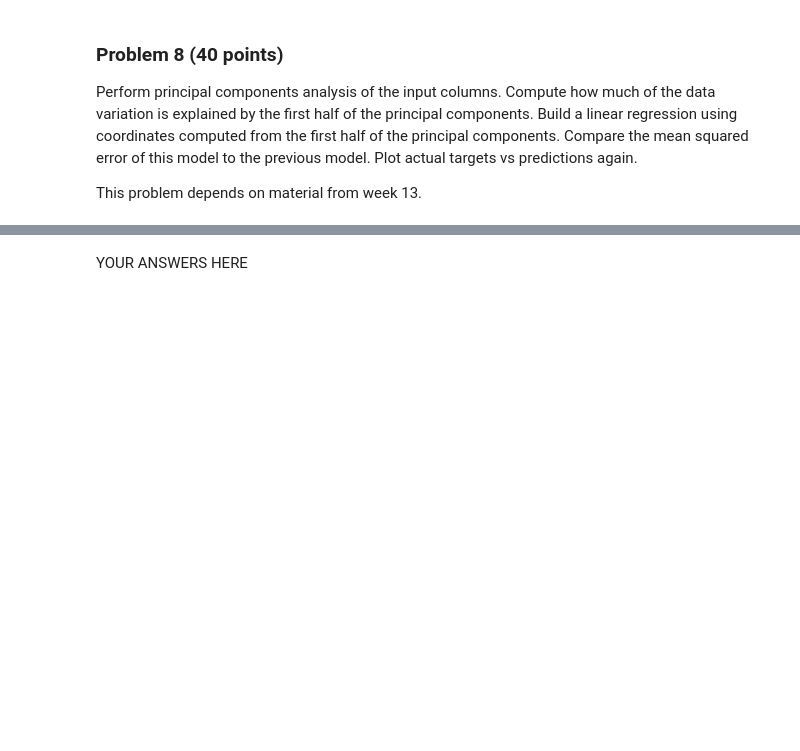
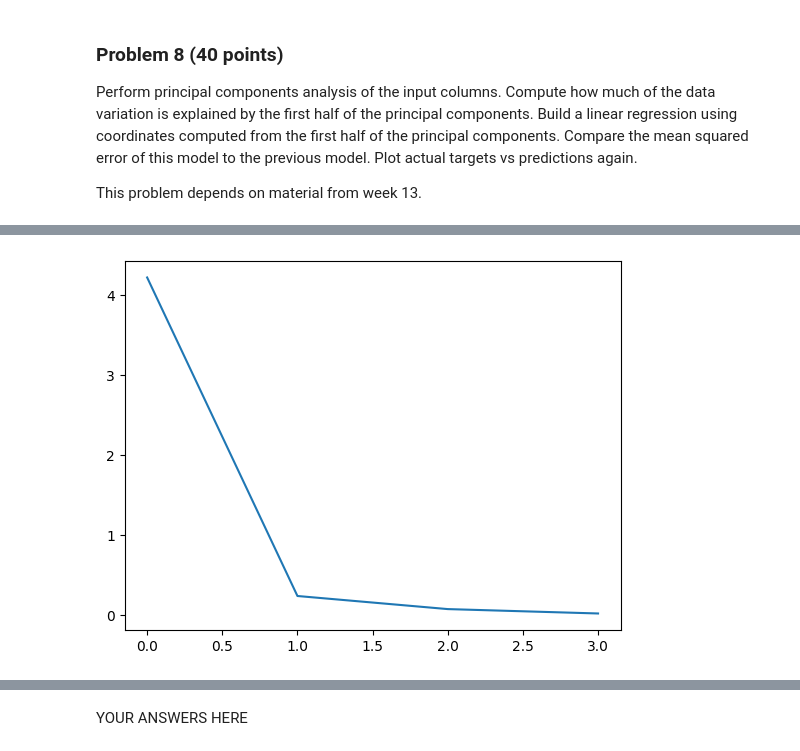
Before and after one commit to manningdbu/dx601-project-Manning, a Jupyter notebook: final_project.ipynb, the cells around one changed output, grey strips where cells are left out. Cells and saved outputs as stored; diff of their text form; code cells hidden in the pictures; blank space fills up the shorter version.

```diff
--- a/final_project.ipynb
+++ b/final_project.ipynb
@@ -443,0 +444,3 @@ This problem depends on material from week 13.
+# %%
+iris_pca_columns = [c for c in iris.columns if iris[c].dtype =='float64']
+iris_pca_columns
@@ -443,0 +449,5 @@ This problem depends on material from week 13.
+# %%
+iris_pca = PCA()
+iris_pca.fit(iris[iris_pca_columns].dropna())
+iris_components = pd.DataFrame(iris_pca.components_, columns=iris_pca_columns)
+iris_components
@@ -443,0 +460,5 @@ This problem depends on material from week 13.
+# %%
+plt.plot(iris_pca.explained_variance_)
+None
+# %% [output]
+[figure, added]
```
Also changed, not shown: parts of 13 cells of this notebook.
